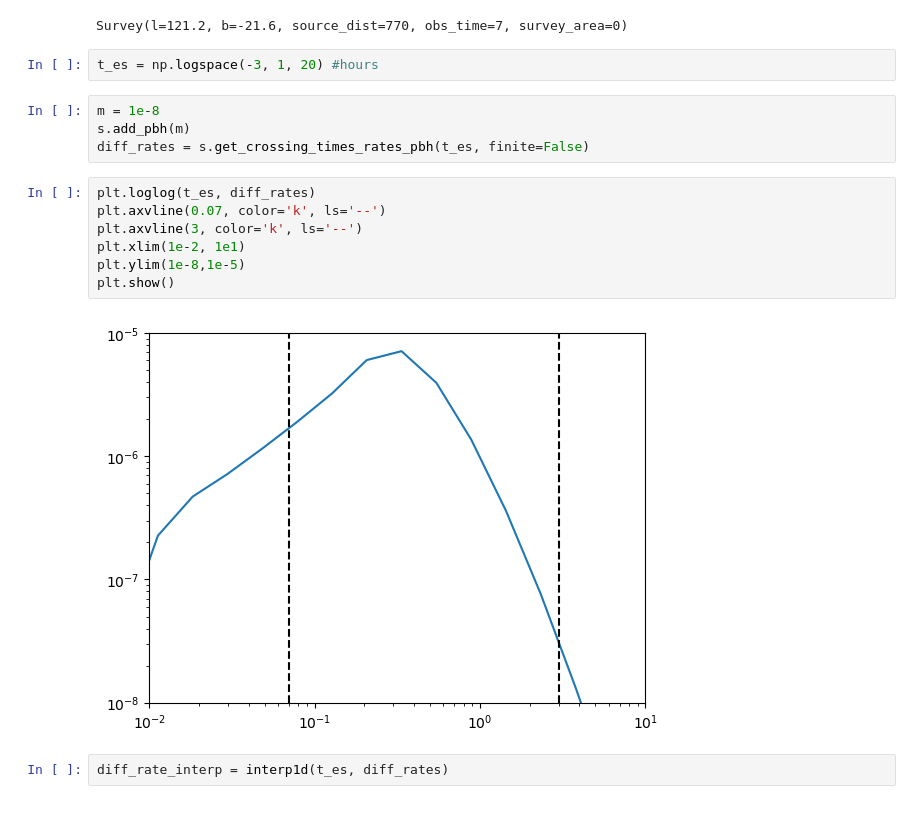
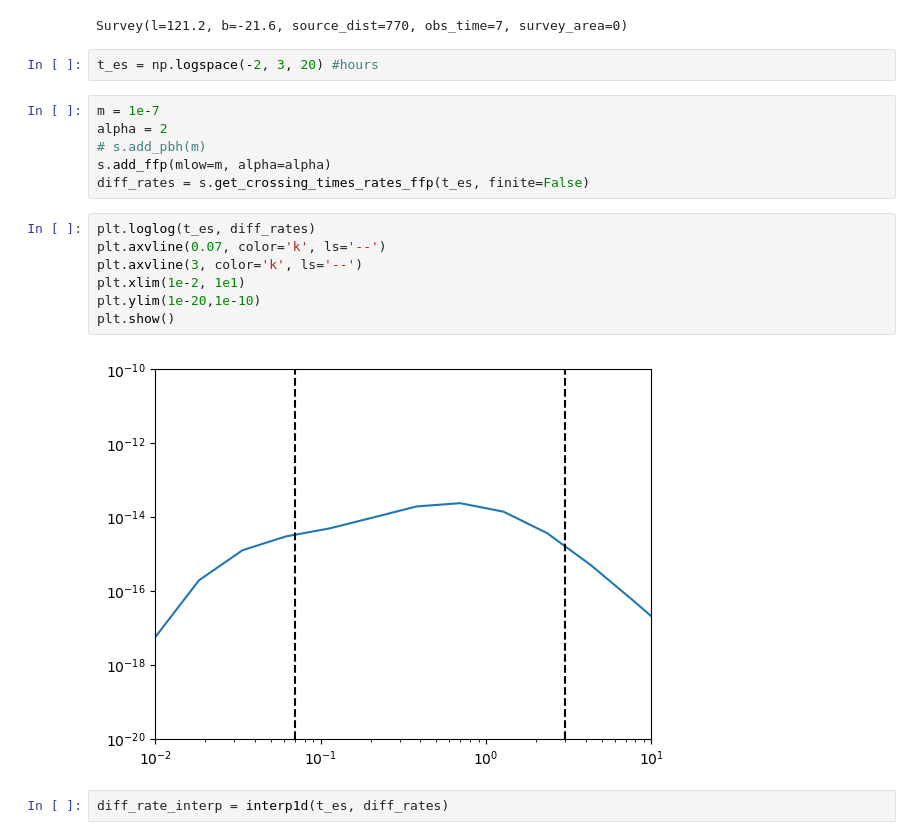
Before and after one commit to NolanSmyth/LensCalcPy, a Jupyter notebook: examples/hsc_ffp.ipynb, the cells around one changed output. Drawn from its saved outputs; the diff is of its cells as text.

```diff
--- a/examples/hsc_ffp.ipynb
+++ b/examples/hsc_ffp.ipynb
@@ -26,20 +29,22 @@ s
 # %% [output]
 Survey(l=121.2, b=-21.6, source_dist=770, obs_time=7, survey_area=0)
 # %%
-t_es = np.logspace(-3, 1, 20) #hours
+t_es = np.logspace(-2, 3, 20) #hours
 # %%
-m = 1e-8
-s.add_pbh(m)
-diff_rates = s.get_crossing_times_rates_pbh(t_es, finite=False)
+m = 1e-7
+alpha = 2
+# s.add_pbh(m)
+s.add_ffp(mlow=m, alpha=alpha)
+diff_rates = s.get_crossing_times_rates_ffp(t_es, finite=False)
 # %%
 plt.loglog(t_es, diff_rates)
 plt.axvline(0.07, color='k', ls='--')
 plt.axvline(3, color='k', ls='--')
 plt.xlim(1e-2, 1e1)
-plt.ylim(1e-8,1e-5)
+plt.ylim(1e-20,1e-10)
 plt.show()
 # %% [output]
-[figure, old version]
+[figure, new version]
 # %%
 diff_rate_interp = interp1d(t_es, diff_rates)
 # %%
```
Also changed, not shown: parts of 7 cells of this notebook, 7 other files.
